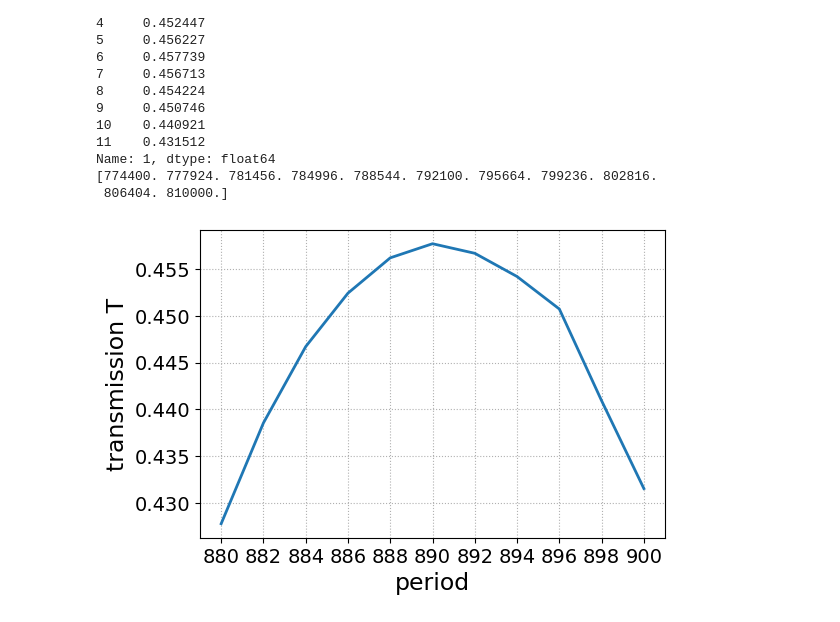
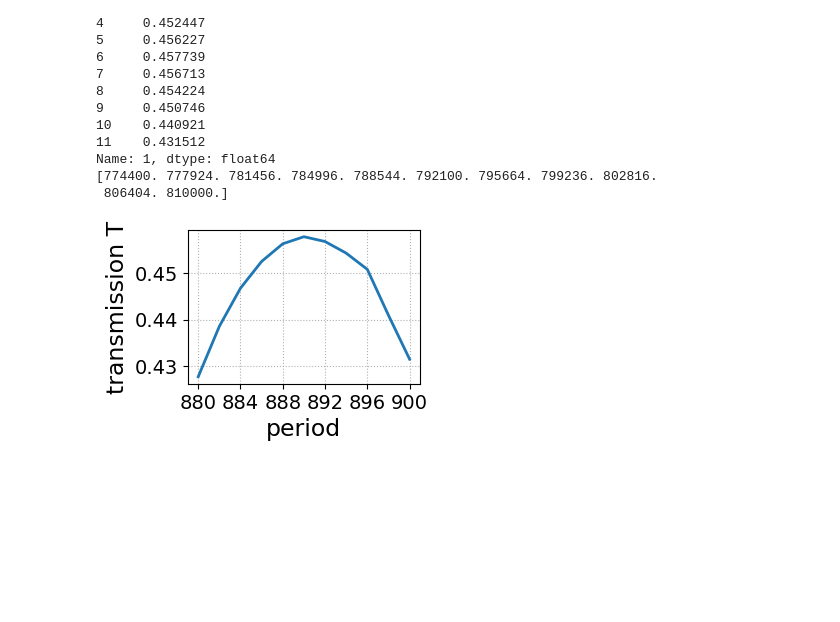
Before and after one commit to TobsTha/BA_code, a Jupyter notebook: Graphics/Up_E_overlay/up_T.ipynb, the cells around one changed output. Cells and saved outputs as stored; diff of their text form; code cells hidden in the pictures; blank space fills up the shorter version.

```diff
--- a/Graphics/Up_E_overlay/up_T.ipynb
+++ b/Graphics/Up_E_overlay/up_T.ipynb
@@ -29,21 +29,21 @@ Name: 1, dtype: float64
 # %%
 ticklabelsize = 14
 labelsize = 17
 
-fig, ax = plt.subplots(1, 1, figsize=(6, 4))
+fig, ax = plt.subplots(1, 1, figsize=(3, 2))
 ax.plot(period, transmission, linewidth = 2)
 ax.set_xlabel('period', fontsize = labelsize)
-ax.set_xticks(period)
-ax.set_xticklabels(period.astype(int))
+ax.set_xticks(period[::2])
+ax.set_xticklabels(period[::2].astype(int))
 ax.set_ylabel('transmission T', fontsize = labelsize)
 
 ax.tick_params(axis = 'both',  labelsize = ticklabelsize)
 ax.grid(linestyle = ':')
 # plt.tight_layout()
 plt.show()
 fig.savefig('up_T.png', dpi=300, bbox_inches='tight')
 # %% [output]
-[figure, old version]
+[figure, new version]
 # %%
 ticklabelsize = 14
 labelsize = 17
```
Also changed, not shown: parts of 1 cell of this notebook.
